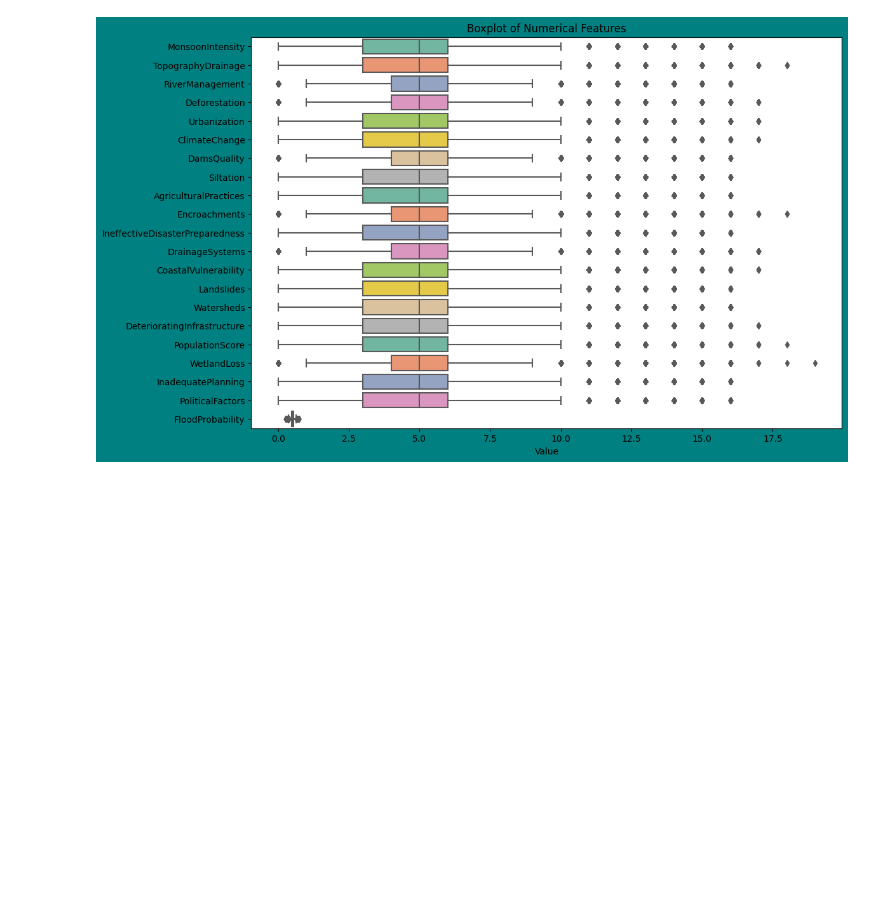
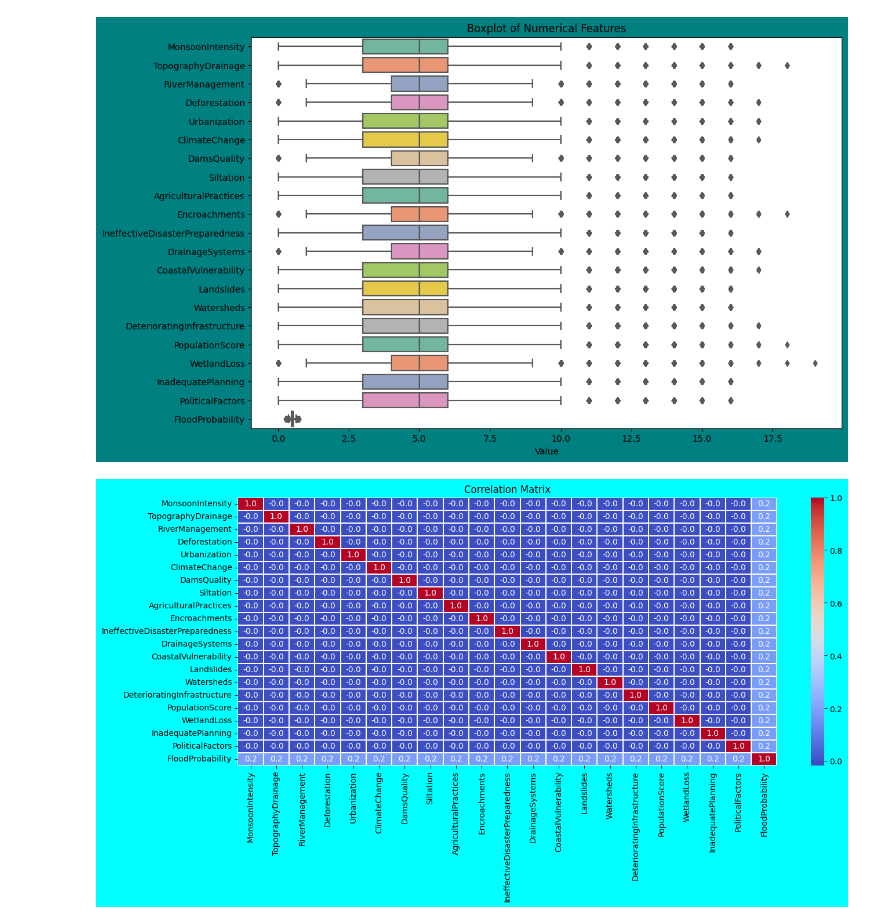
Before and after one commit to neysene/kaggle-playground-series-s4e5, a Jupyter notebook: regression-with-a-flood-prediction-dataset.ipynb, the cells around one changed output. Cells and saved outputs as stored; diff of their text form; code cells hidden in the pictures; blank space fills up the shorter version.

```diff
--- a/regression-with-a-flood-prediction-dataset.ipynb
+++ b/regression-with-a-flood-prediction-dataset.ipynb
@@ -127,3 +130,12 @@ plt.gcf().set_facecolor('#008080')
 plt.show()
 # %% [output]
 [figure]
+# %%
+corr_matrix = train.select_dtypes(include=['float','int']).corr()
+plt.figure(figsize=(15, 6))
+sns.heatmap(corr_matrix, annot=True, cmap='coolwarm', fmt=".1f", linewidths=0.2)
+plt.gcf().set_facecolor('#00FFFF')
+plt.title('Correlation Matrix')
+plt.show()
+# %% [output]
+[figure, added]
```
Also changed, not shown: parts of 2 cells of this notebook.
